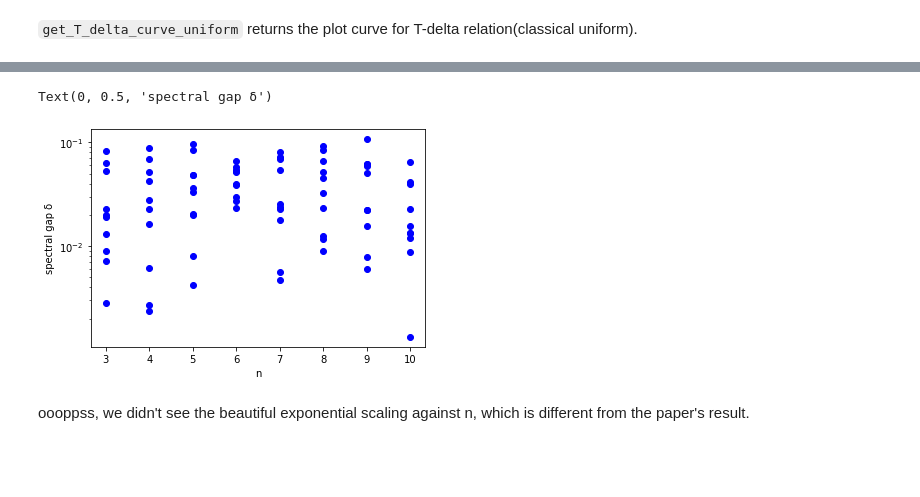
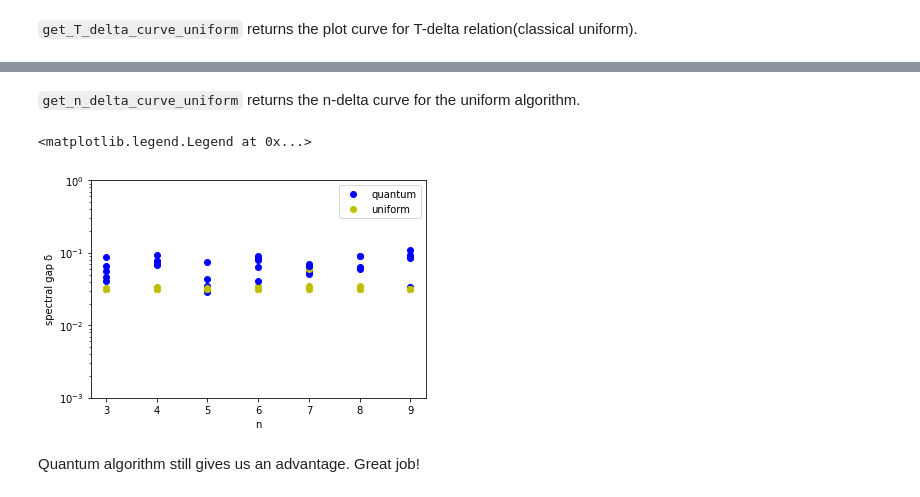
Before and after one commit to Dran-Z/Q-MCMC, a Jupyter notebook: QCMC.ipynb, the cells around one changed output, grey strips where cells are left out. Saved outputs shown, nothing was run; the diff lists cells and outputs as text; code cells hidden in the pictures; blank space fills up the shorter version.

```diff
--- a/QCMC.ipynb
+++ b/QCMC.ipynb
@@ -176,2 +179,9 @@ def transition_sampling(input_state, circ, shots):
 
     return counter
+# %%
+n=5
+h = np.random.normal(0,1,n)
+J = np.random.normal(0,1,n-1)
+
+circ = get_transition_circuit(h=h, J=J, repeat = 5)
+transition_sampling('00001',circ, shots = 8192)
@@ -284,7 +314,7 @@ def get_proposal_matrix(h, J, repeat, shots, Ncirc):
 # %% [markdown]
 Let's take a look at the shape of Q!
 # %%
-n = 6
+n = 5
 h = np.random.normal(0,1,n)
 J = np.random.normal(0,1,n-1)
 T = 10
@@ -434,27 +470,58 @@ def get_n_delta_curve(T, repeat, shots, Ncirc):
         delta_list[i]=delta
 
     return n_range, delta_list
+# %% [markdown]
+`get_n_delta_curve_uniform` returns the n-delta curve for the uniform algorithm.
+# %%
+def get_n_delta_curve_uniform(T):
+
+
+    def get_uniform_delta(h,J,T):
+        n = len(h)
+        Q = np.ones((2**n,2**n))/(2**n)
+        P = get_transition_matrix(Q=Q, h=h, J=J, T=T)
+        delta = get_delta(P)
+
+        return delta
+
+    n_range = range(3,10)
+    delta_list = np.zeros(len(n_range))
+    for i, n_ele in enumerate(n_range):
+        h = np.random.normal(0,1,n)
+        J = np.random.normal(0,1,n-1)
+        delta_list[i] = get_uniform_delta(h=h, J=J, T=T)
+
+
+    return n_range, delta_list
 # %%
 n = 5
 T = .1
-Ncirc = 20
+Ncirc = 10
 shots = 8192
 repeat = 5
-N_instance=10
+N_instance=5
 
 delta_n_list_total=[]
 for _ in range(N_instance):
     n_range, delta_n_list = get_n_delta_curve(T=T, repeat=repeat, shots=shots, Ncirc=Ncirc)
     delta_n_list_total.append(delta_n_list)
+
+delta_n_list_uniform=[]
+for _ in range(N_instance):
+    n_range, delta_n_list = get_n_delta_curve_uniform(T=T)
+    delta_n_list_uniform.append(delta_n_list)
 # %%
 for i in range(N_instance):
     plt.plot(n_range,delta_n_list_total[i],'bo')
+    plt.plot(n_range,delta_n_list_uniform[i],'yo')
 
 plt.yscale('log')
 plt.xlabel('n')
 plt.ylabel('spectral gap δ')
+plt.ylim([1e-3, 1])
+plt.legend(['quantum','uniform'])
 # %% [output]
-Text(0, 0.5, 'spectral gap δ')
+<matplotlib.legend.Legend at 0x...>
-[figure, old version]
+[figure, new version]
-# %% [markdown]
-oooppss, we didn't see the beautiful exponential scaling against n, which is different from the paper's result.
+# %% [markdown]
+Quantum algorithm still gives us an advantage. Great job!
```
Also changed, not shown: parts of 9 cells of this notebook.
